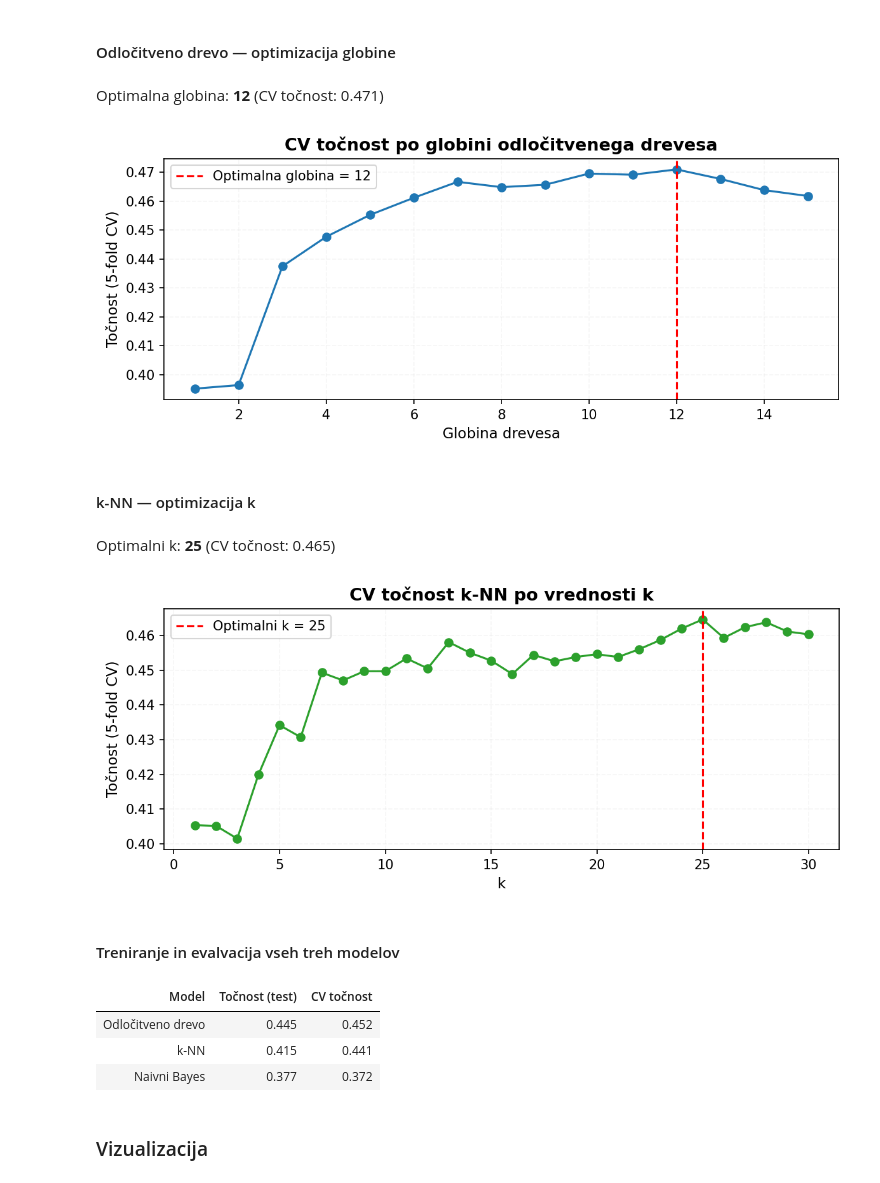
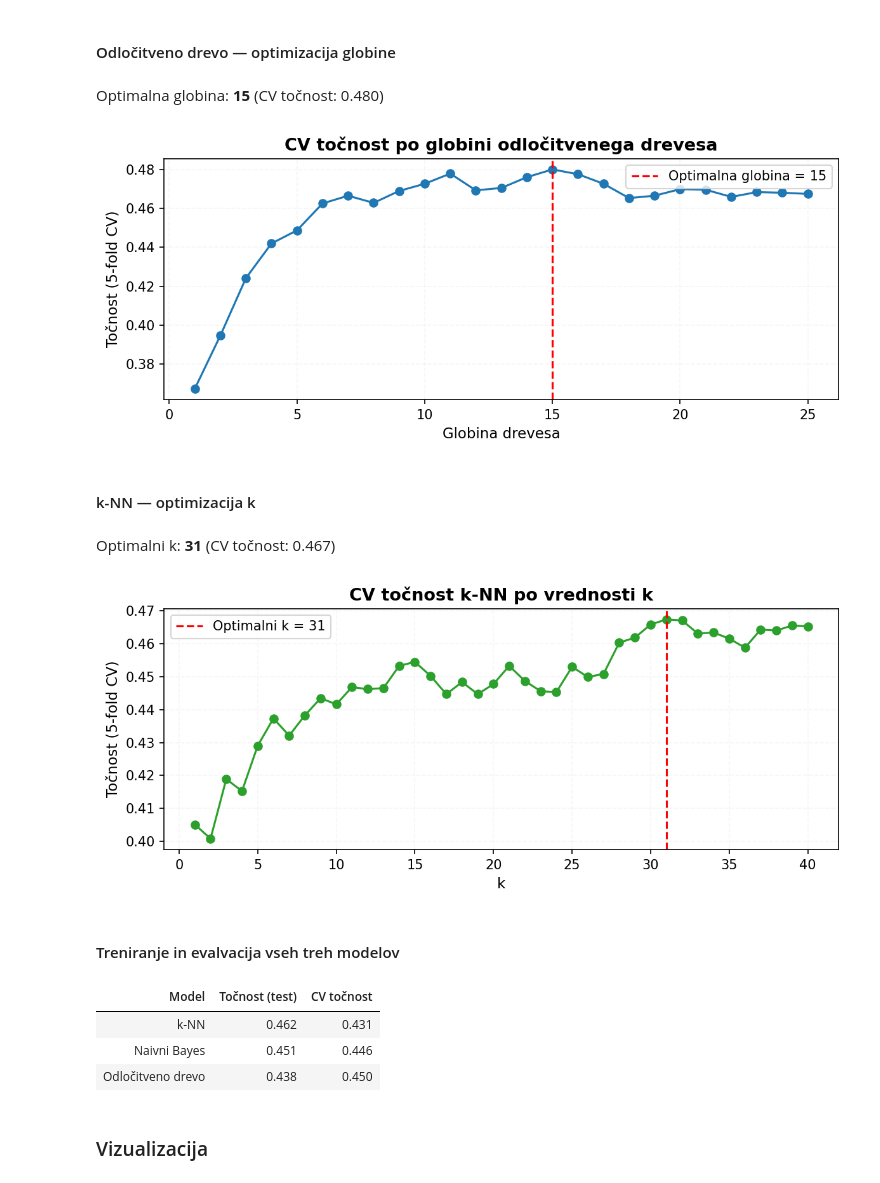
Before and after one commit to svenko99/PR2608, a Jupyter notebook: src/notebook/rezultati_modeli_priporočilo.ipynb, the cells around one changed output. Cells and saved outputs as stored; diff of their text form; code cells hidden in the pictures.

```diff
--- a/src/notebook/rezultati_modeli_priporočilo.ipynb
+++ b/src/notebook/rezultati_modeli_priporočilo.ipynb
@@ -1821,4 +1823,6 @@ hourly_cls["razred"] = hourly_cls["hourly_rate_neto"].apply(razred_postavke)
 
 display(Markdown(f"Meje razredov: **nizka** < {q33:.2f} €, **srednja** {q33:.2f}–{q66:.2f} €, **visoka** > {q66:.2f} €/h"))
 display(hourly_cls["razred"].value_counts().rename("Število oglasov").to_frame())
+hourly_cls["category"] = titles.map(categorize)
+display(hourly_cls["category"])
 # %% [output]
@@ -1884,38 +1943,38 @@ Train: 4892, Test: 1223, Razredi: ['nizka' 'srednja' 'visoka']
 # %%
 # Cross-validacija po globinah
 cv_acc = []
-for g in range(1, 16):
+for g in range(1, 26):
     dt = DecisionTreeClassifier(max_depth=g, random_state=42)
     cv_acc.append(cross_val_score(dt, X_train, y_train, cv=5).mean())
 
-best_depth = list(range(1, 16))[int(np.argmax(cv_acc))]
+best_depth = list(range(1, 26))[int(np.argmax(cv_acc))]
 display(Markdown(f"Optimalna globina: **{best_depth}** (CV točnost: {max(cv_acc):.3f})"))
 
 fig, ax = plt.subplots(figsize=(8, 3.5))
-ax.plot(range(1, 16), cv_acc, "o-", color=COLORS[0])
+ax.plot(range(1, 26), cv_acc, "o-", color=COLORS[0])
 ax.axvline(best_depth, color="red", linestyle="--", label=f"Optimalna globina = {best_depth}")
 ax.set_title("CV točnost po globini odločitvenega drevesa")
 ax.set_xlabel("Globina drevesa")
 ax.set_ylabel("Točnost (5-fold CV)")
 ax.legend()
 plt.tight_layout()
 plt.show()
 # %% [output]
-Optimalna globina: **12** (CV točnost: 0.471)
+Optimalna globina: **15** (CV točnost: 0.480)
-[figure, old version]
+[figure, new version]
 # %% [markdown]
 #### k-NN — optimizacija k
 # %%
 knn_acc = []
-for k in range(1, 31):
+for k in range(1, 41):
     knn = KNeighborsClassifier(n_neighbors=k)
     knn_acc.append(cross_val_score(knn, X_train, y_train, cv=5).mean())
 
-best_k = list(range(1, 31))[int(np.argmax(knn_acc))]
+best_k = list(range(1, 41))[int(np.argmax(knn_acc))]
 display(Markdown(f"Optimalni k: **{best_k}** (CV točnost: {max(knn_acc):.3f})"))
 
 fig, ax = plt.subplots(figsize=(8, 3.5))
-ax.plot(range(1, 31), knn_acc, "o-", color=COLORS[2])
+ax.plot(range(1, 41), knn_acc, "o-", color=COLORS[2])
 ax.axvline(best_k, color="red", linestyle="--", label=f"Optimalni k = {best_k}")
 ax.set_title("CV točnost k-NN po vrednosti k")
 ax.set_xlabel("k")
@@ -1924,8 +1983,8 @@ ax.legend()
 plt.tight_layout()
 plt.show()
 # %% [output]
-Optimalni k: **25** (CV točnost: 0.465)
+Optimalni k: **31** (CV točnost: 0.467)
-[figure, old version]
+[figure, new version]
 # %% [markdown]
 #### Treniranje in evalvacija vseh treh modelov
 # %%
@@ -1946,18 +2005,18 @@ rezultati_cls = pd.DataFrame({
     "Model":          ["Odločitveno drevo", "k-NN", "Naivni Bayes"],
     "Točnost (test)": [acc_dt, acc_knn, acc_nb],
     "CV točnost":     [
-        cross_val_score(dt_model,  X, y, cv=5).mean(),
-        cross_val_score(knn_model, X, y, cv=5).mean(),
-        cross_val_score(nb_model,  X, y, cv=5).mean(),
+        cross_val_score(dt_model,  X, y, cv=10).mean(),
+        cross_val_score(knn_model, X, y, cv=10).mean(),
+        cross_val_score(nb_model,  X, y, cv=10).mean(),
     ],
 }).sort_values("Točnost (test)", ascending=False)
 
 display(rezultati_cls.style.hide(axis="index").format({"Točnost (test)": "{:.3f}", "CV točnost": "{:.3f}"}))
 # %% [output]
 | Model | Točnost (test) | CV točnost |
-| Odločitveno drevo | 0.445 | 0.452 |
-| k-NN | 0.415 | 0.441 |
-| Naivni Bayes | 0.377 | 0.372 |
+| k-NN | 0.462 | 0.431 |
+| Naivni Bayes | 0.451 | 0.446 |
+| Odločitveno drevo | 0.438 | 0.450 |
 # %% [markdown]
 ### Vizualizacija
 # %%
```
Also changed, not shown: parts of 56 cells of this notebook.
